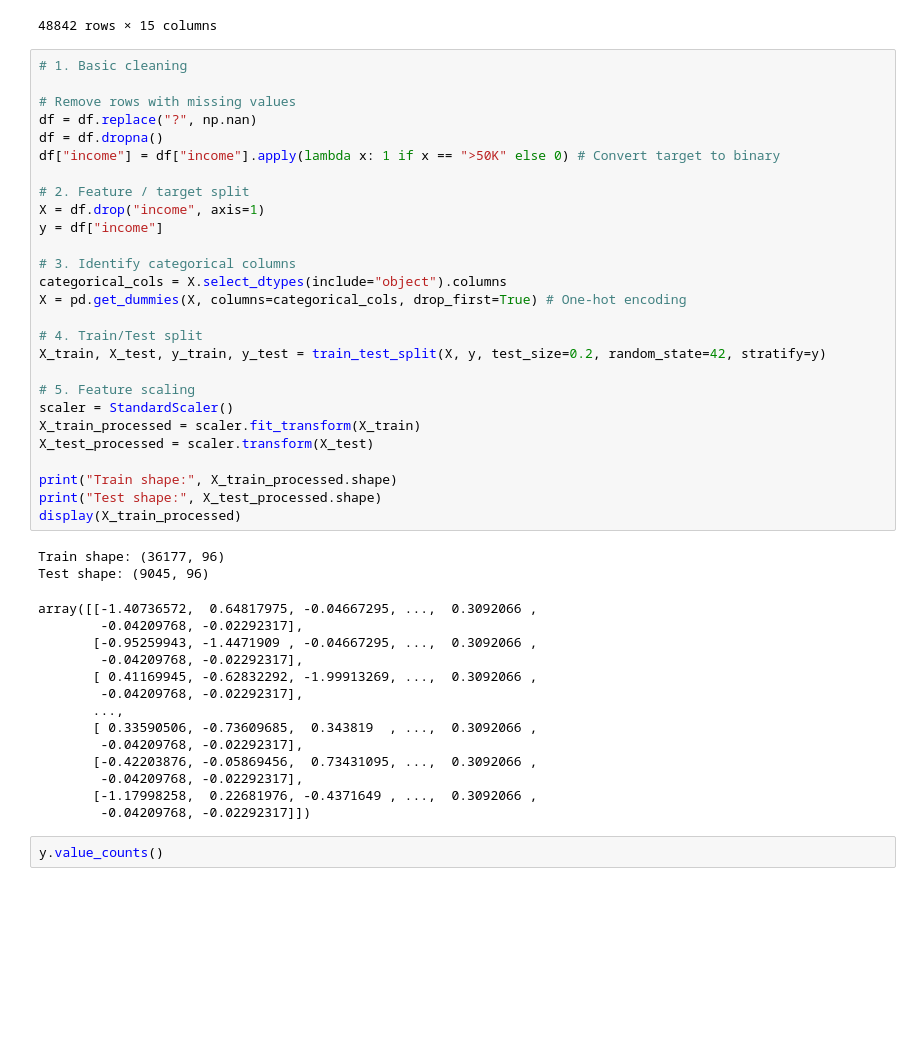
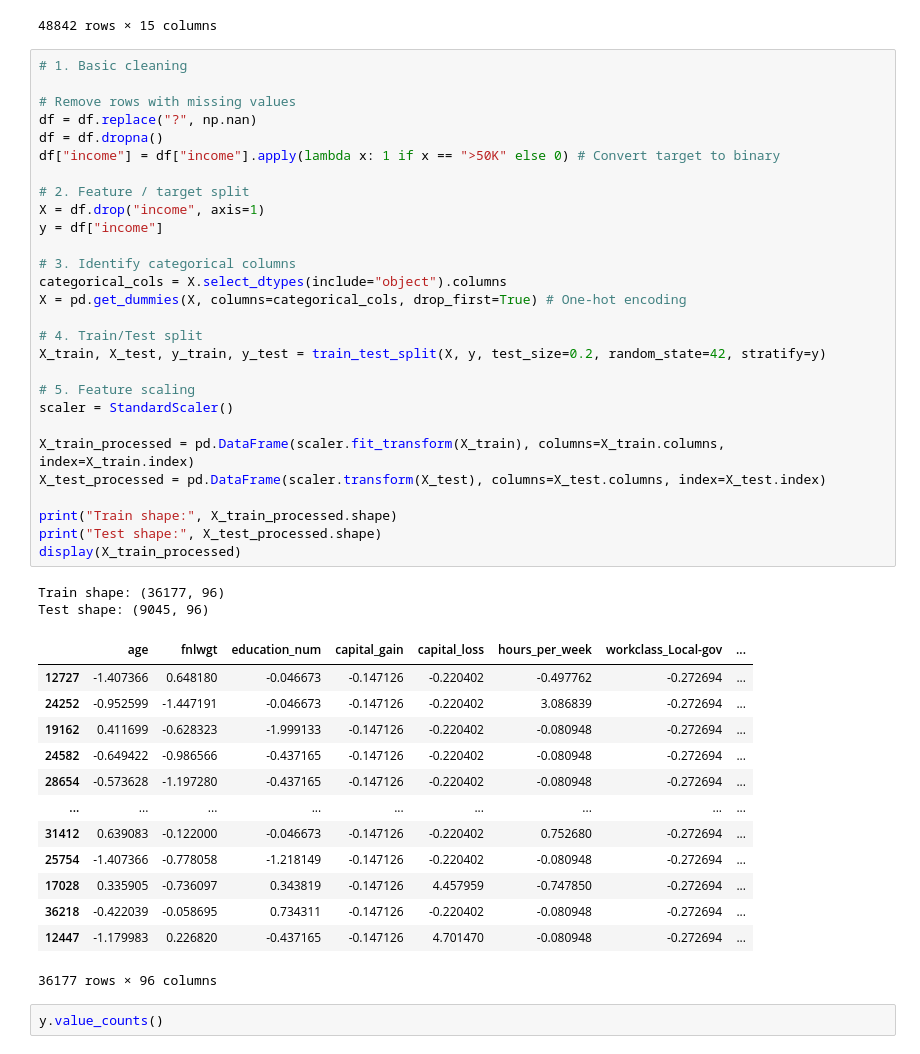
Before and after one commit to 2025aa05902-tsk/classification-streamlit-app, a Jupyter notebook: 2025AA05902_ML_A2.ipynb, the cells around one changed output. Cells and saved outputs as stored; diff of their text form; blank space fills up the shorter version.

```diff
--- a/2025AA05902_ML_A2.ipynb
+++ b/2025AA05902_ML_A2.ipynb
@@ -58,46 +58,47 @@ Dataset shape: (48842, 15)
 # %%
 # 1. Basic cleaning
 
 # Remove rows with missing values
 df = df.replace("?", np.nan)
 df = df.dropna()
 df["income"] = df["income"].apply(lambda x: 1 if x == ">50K" else 0) # Convert target to binary
 
 # 2. Feature / target split
 X = df.drop("income", axis=1)
 y = df["income"]
 
 # 3. Identify categorical columns
 categorical_cols = X.select_dtypes(include="object").columns
 X = pd.get_dummies(X, columns=categorical_cols, drop_first=True) # One-hot encoding
 
 # 4. Train/Test split
 X_train, X_test, y_train, y_test = train_test_split(X, y, test_size=0.2, random_state=42, stratify=y)
 
 # 5. Feature scaling
 scaler = StandardScaler()
-X_train_processed = scaler.fit_transform(X_train)
-X_test_processed = scaler.transform(X_test)
+
+X_train_processed = pd.DataFrame(scaler.fit_transform(X_train), columns=X_train.columns, index=X_train.index)
+X_test_processed = pd.DataFrame(scaler.transform(X_test), columns=X_test.columns, index=X_test.index)
 
 print("Train shape:", X_train_processed.shape)
 print("Test shape:", X_test_processed.shape)
 display(X_train_processed)
 # %% [output]
 Train shape: (36177, 96)
 Test shape: (9045, 96)
+|  | age | fnlwgt | education_num | capital_gain | capital_loss | hours_per_week | workclass_Local-gov | ... |
+| 12727 | -1.407366 | 0.648180 | -0.046673 | -0.147126 | -0.220402 | -0.497762 | -0.272694 | ... |
+| 24252 | -0.952599 | -1.447191 | -0.046673 | -0.147126 | -0.220402 | 3.086839 | -0.272694 | ... |
+| 19162 | 0.411699 | -0.628323 | -1.999133 | -0.147126 | -0.220402 | -0.080948 | -0.272694 | ... |
+| 24582 | -0.649422 | -0.986566 | -0.437165 | -0.147126 | -0.220402 | -0.080948 | -0.272694 | ... |
+| 28654 | -0.573628 | -1.197280 | -0.437165 | -0.147126 | -0.220402 | -0.080948 | -0.272694 | ... |
+| ... | ... | ... | ... | ... | ... | ... | ... | ... |
+| 31412 | 0.639083 | -0.122000 | -0.046673 | -0.147126 | -0.220402 | 0.752680 | -0.272694 | ... |
+| 25754 | -1.407366 | -0.778058 | -1.218149 | -0.147126 | -0.220402 | -0.080948 | -0.272694 | ... |
+| 17028 | 0.335905 | -0.736097 | 0.343819 | -0.147126 | 4.457959 | -0.747850 | -0.272694 | ... |
+| 36218 | -0.422039 | -0.058695 | 0.734311 | -0.147126 | -0.220402 | -0.080948 | -0.272694 | ... |
+| 12447 | -1.179983 | 0.226820 | -0.437165 | -0.147126 | 4.701470 | -0.080948 | -0.272694 | ... |
-array([[-1.40736572,  0.64817975, -0.04667295, ...,  0.3092066 ,
-        -0.04209768, -0.02292317],
-       [-0.95259943, -1.4471909 , -0.04667295, ...,  0.3092066 ,
-        -0.04209768, -0.02292317],
-       [ 0.41169945, -0.62832292, -1.99913269, ...,  0.3092066 ,
-        -0.04209768, -0.02292317],
-       ...,
-       [ 0.33590506, -0.73609685,  0.343819  , ...,  0.3092066 ,
-        -0.04209768, -0.02292317],
-       [-0.42203876, -0.05869456,  0.73431095, ...,  0.3092066 ,
-        -0.04209768, -0.02292317],
-       [-1.17998258,  0.22681976, -0.4371649 , ...,  0.3092066 ,
-        -0.04209768, -0.02292317]])
+36177 rows × 96 columns
 # %%
 y.value_counts()
 # %% [output]
```
Also changed, not shown: parts of 1 cell of this notebook.
